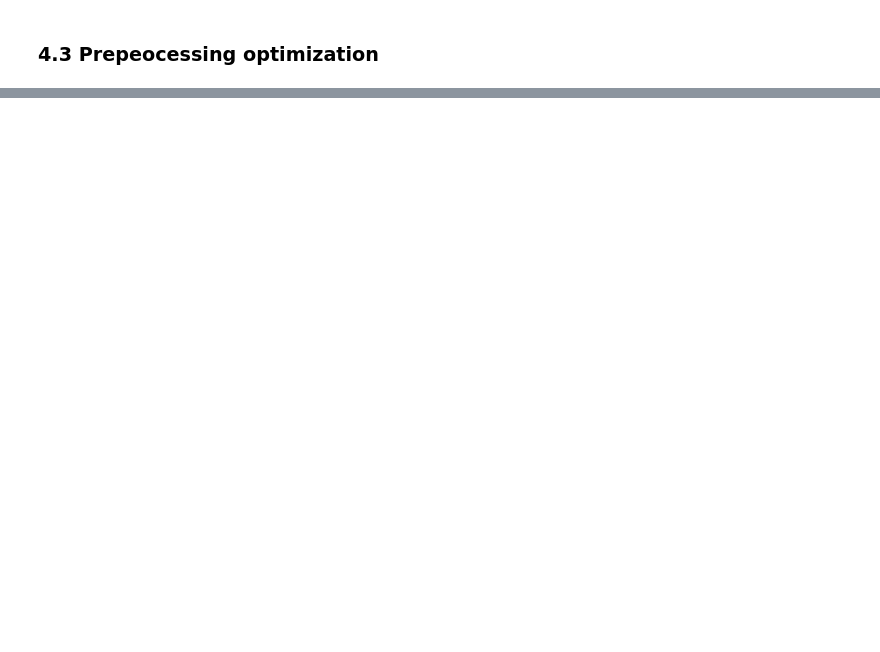
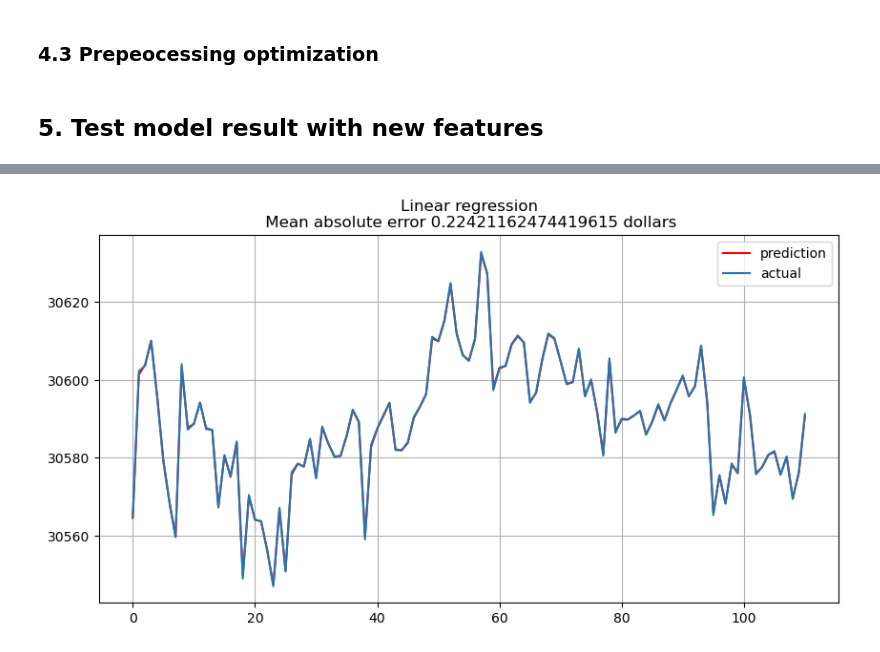
Before and after one commit to HardyBubbles/bitcoin_regression, a Jupyter notebook: main.ipynb, the cells around one changed output, grey strips where cells are left out. Drawn from its saved outputs; the diff is of its cells as text; code cells hidden in the pictures; blank space fills up the shorter version.

```diff
--- a/main.ipynb
+++ b/main.ipynb
@@ -259,7 +259,7 @@ def time_int_mean(df, ts_cut):
         mean_val_table.columns = ['mean']
 
         for idx in mean_val_table.index:
-            df_func2.loc[(df[time_int] == idx), str(time_int+'_mean')] = mean_val_table.loc[idx, 'mean']
+            df_func2.loc[(df_func2[time_int] == idx), str(time_int+'_mean')] = mean_val_table.loc[idx, 'mean']
 
     return df_func2
 # %%
@@ -287,3 +287,24 @@ def preprocessing_func(df, min_lag=5, max_lag=20, test_size=0.15):
     y_test = df_func.loc[ts_cut:]['open']
 
     return X_train, X_test, y_train, y_test
+# %% [markdown]
+## 5. Test model result with new features
+# %%
+%%time
+
+df_w_2 = pd.DataFrame(data.copy())
+
+X_train, X_test, y_train, y_test = preprocessing_func(df_w_2, min_lag=1, max_lag=40, test_size=0.15)
+
+lr = LinearRegression()
+lr.fit(X_train, y_train)
+
+y_pred = lr.predict(X_test)
+
+plt.figure(figsize=(10, 5))
+plt.plot(y_pred, "r", label="prediction")
+plt.plot(y_test.values, label="actual")
+plt.grid(True)
+plt.legend(loc="best")
+plt.title(f"Linear regression\n Mean absolute error {mean_absolute_error(y_pred, y_test)} dollars");
+# %% [output]
@@ -289,0 +313 @@ def preprocessing_func(df, min_lag=5, max_lag=20, test_size=0.15):
+[figure, added]
```
Also changed, not shown: parts of 4 cells of this notebook.
